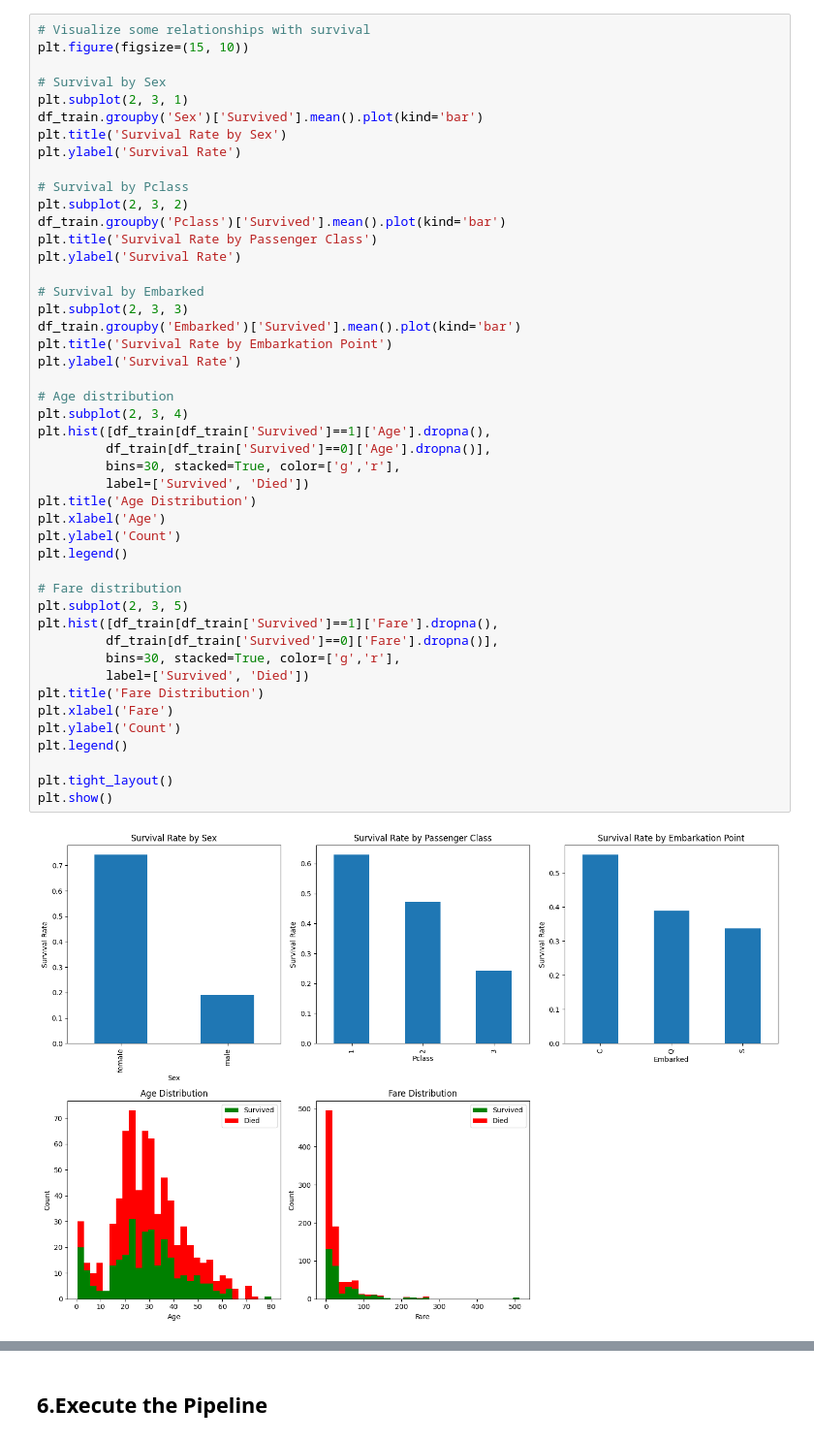
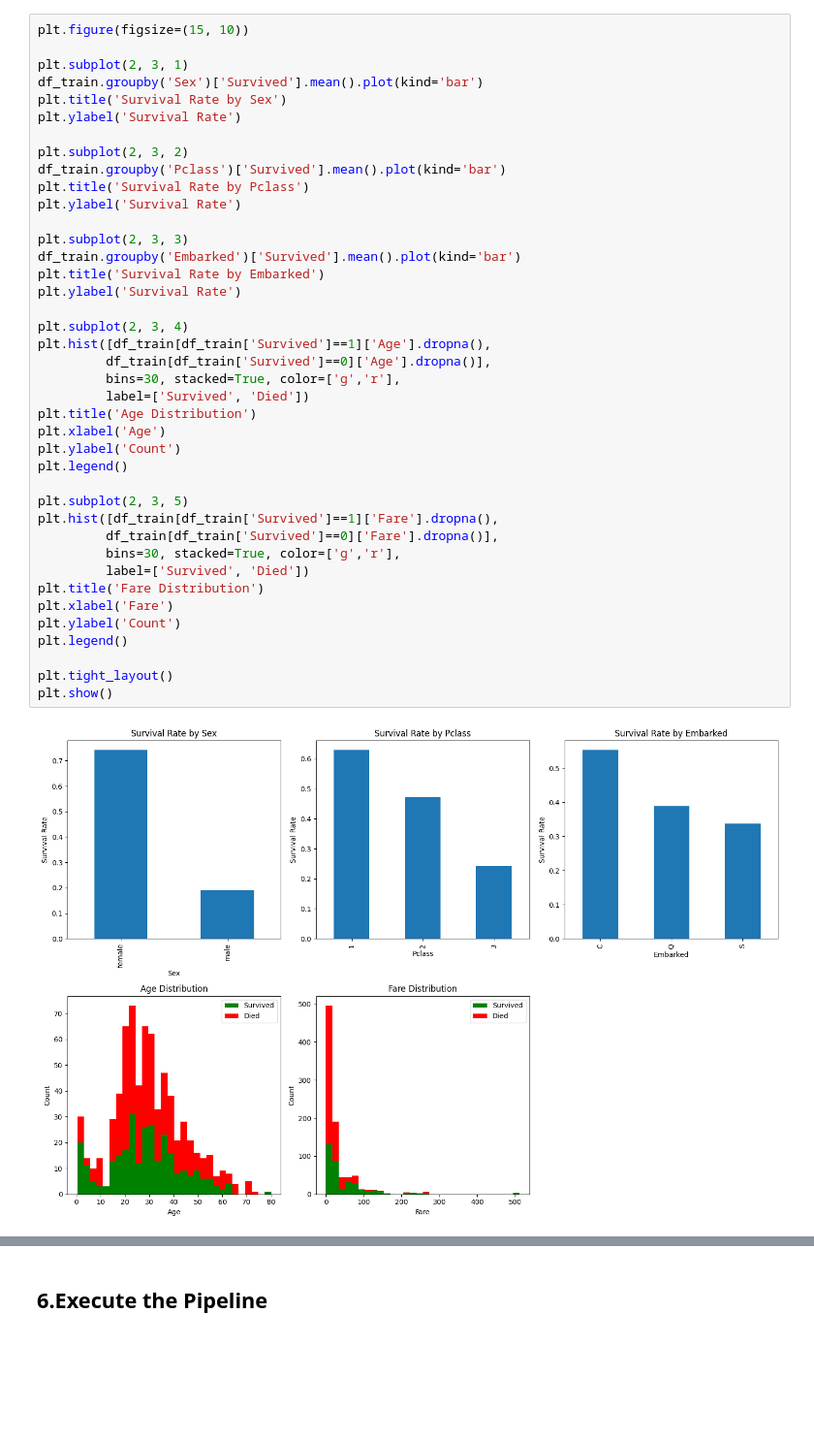
Before and after one commit to Mehregan-Gogina/Titanic-Data-Analysis, a Jupyter notebook: titanic.ipynb, the cells around one changed output, grey strips where cells are left out. Shown: that part at 97% size. Cells and saved outputs as stored; diff of their text form; blank space fills up the shorter version.

```diff
--- a/titanic.ipynb
+++ b/titanic.ipynb
@@ -132,50 +127,44 @@ Cabin          327
 Embarked         0
 dtype: int64
 # %%
-# Visualize some relationships with survival
 plt.figure(figsize=(15, 10))
 
-# Survival by Sex
 plt.subplot(2, 3, 1)
 df_train.groupby('Sex')['Survived'].mean().plot(kind='bar')
 plt.title('Survival Rate by Sex')
 plt.ylabel('Survival Rate')
 
-# Survival by Pclass
 plt.subplot(2, 3, 2)
 df_train.groupby('Pclass')['Survived'].mean().plot(kind='bar')
-plt.title('Survival Rate by Passenger Class')
+plt.title('Survival Rate by Pclass')
 plt.ylabel('Survival Rate')
 
-# Survival by Embarked
 plt.subplot(2, 3, 3)
 df_train.groupby('Embarked')['Survived'].mean().plot(kind='bar')
-plt.title('Survival Rate by Embarkation Point')
+plt.title('Survival Rate by Embarked')
 plt.ylabel('Survival Rate')
 
-# Age distribution
 plt.subplot(2, 3, 4)
 plt.hist([df_train[df_train['Survived']==1]['Age'].dropna(),
          df_train[df_train['Survived']==0]['Age'].dropna()],
          bins=30, stacked=True, color=['g','r'],
          label=['Survived', 'Died'])
 plt.title('Age Distribution')
 plt.xlabel('Age')
 plt.ylabel('Count')
 plt.legend()
 
-# Fare distribution
 plt.subplot(2, 3, 5)
 plt.hist([df_train[df_train['Survived']==1]['Fare'].dropna(),
          df_train[df_train['Survived']==0]['Fare'].dropna()],
          bins=30, stacked=True, color=['g','r'],
          label=['Survived', 'Died'])
 plt.title('Fare Distribution')
 plt.xlabel('Fare')
 plt.ylabel('Count')
 plt.legend()
 
 plt.tight_layout()
 plt.show()
 # %% [output]
-[figure, old version]
+[figure, new version]
```
Also changed, not shown: parts of 16 cells of this notebook, 1 other file.
